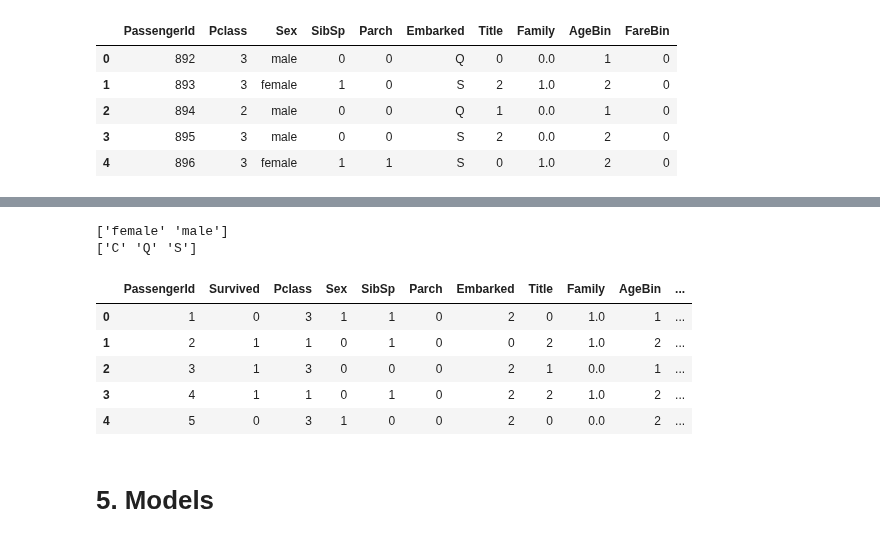
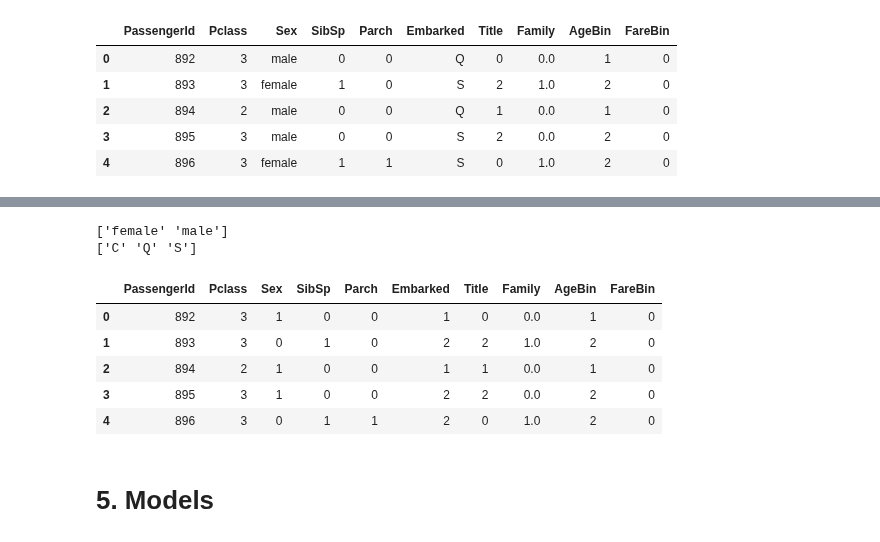
Before and after one commit to RKulagowska/Kaggle, a Jupyter notebook: titanic-202209-v2.ipynb, the cells around one changed output, grey strips where cells are left out. Saved outputs shown, nothing was run; the diff lists cells and outputs as text; code cells hidden in the pictures.

```diff
--- a/titanic-202209-v2.ipynb
+++ b/titanic-202209-v2.ipynb
@@ -501,12 +504,13 @@ memory usage: 90.6+ KB
 # create new column Family. If 0 in SibSp and 0 in Parch then 0 else 1.
 
 df_train['Family']= df_train['SibSp']+df['Parch']
-df_train['Family'] =df_train['Family']
 df_train['Family'].loc[df_train['Family']>0]=1
 
+df_train.Family.value_counts()
+
 df_test['Family']= df_test['SibSp']+df['Parch']
-df_test['Family'] =df_test['Family']
 df_test['Family'].loc[df_test['Family']>0]=1
+df_test.Family.value_counts()
 # %% [output]
 A value is trying to be set on a copy of a slice from a DataFrame
 
@@ -773,25 +778,25 @@ df_test.head()
 # %%
-# labelEncoder
+# labelEncoder - categorical Value
 
 le= preprocessing.LabelEncoder()
 
 cols= ['Sex', 'Embarked']
 
 for col in cols:
     df_train[col]=le.fit_transform(df_train[col])
     df_test[col]=le.transform(df_test[col])
     print(le.classes_)
 
-df_train.head()
+df_test.head()
 # %% [output]
 ['female' 'male']
 ['C' 'Q' 'S']
-|  | PassengerId | Survived | Pclass | Sex | SibSp | Parch | Embarked | Title | Family | AgeBin | ... |
-| 0 | 1 | 0 | 3 | 1 | 1 | 0 | 2 | 0 | 1.0 | 1 | ... |
-| 1 | 2 | 1 | 1 | 0 | 1 | 0 | 0 | 2 | 1.0 | 2 | ... |
-| 2 | 3 | 1 | 3 | 0 | 0 | 0 | 2 | 1 | 0.0 | 1 | ... |
-| 3 | 4 | 1 | 1 | 0 | 1 | 0 | 2 | 2 | 1.0 | 2 | ... |
-| 4 | 5 | 0 | 3 | 1 | 0 | 0 | 2 | 0 | 0.0 | 2 | ... |
+|  | PassengerId | Pclass | Sex | SibSp | Parch | Embarked | Title | Family | AgeBin | FareBin |
+| 0 | 892 | 3 | 1 | 0 | 0 | 1 | 0 | 0.0 | 1 | 0 |
+| 1 | 893 | 3 | 0 | 1 | 0 | 2 | 2 | 1.0 | 2 | 0 |
+| 2 | 894 | 2 | 1 | 0 | 0 | 1 | 1 | 0.0 | 1 | 0 |
+| 3 | 895 | 3 | 1 | 0 | 0 | 2 | 2 | 0.0 | 2 | 0 |
+| 4 | 896 | 3 | 0 | 1 | 1 | 2 | 0 | 1.0 | 2 | 0 |
 # %% [markdown]
 # 5. Models
 # %%
```
Also changed, not shown: parts of 22 cells of this notebook.
